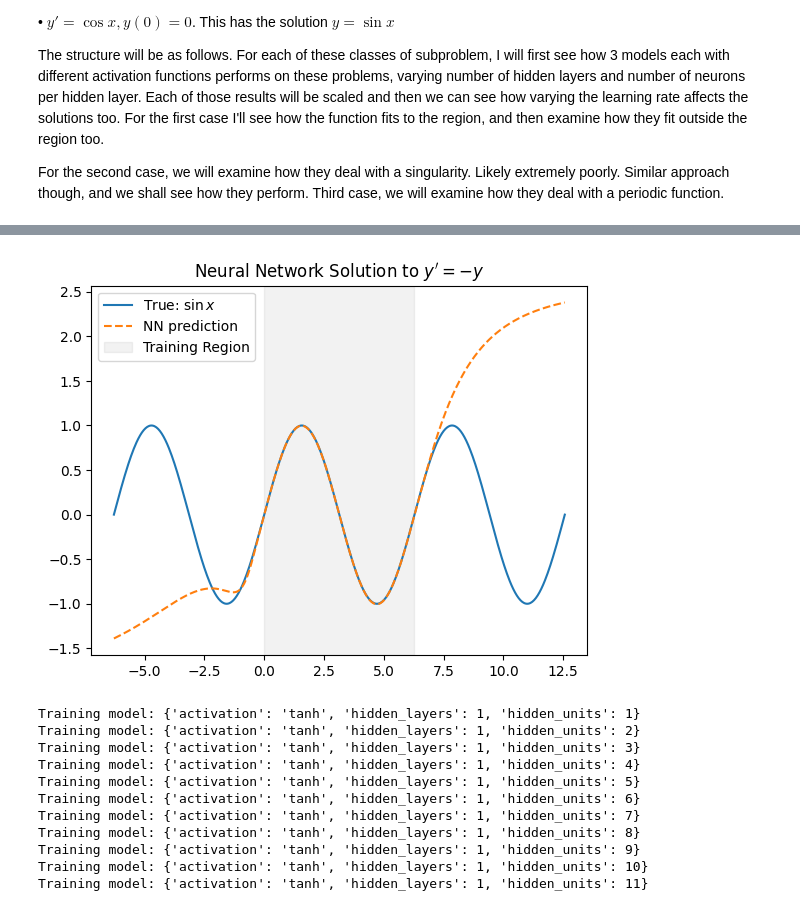
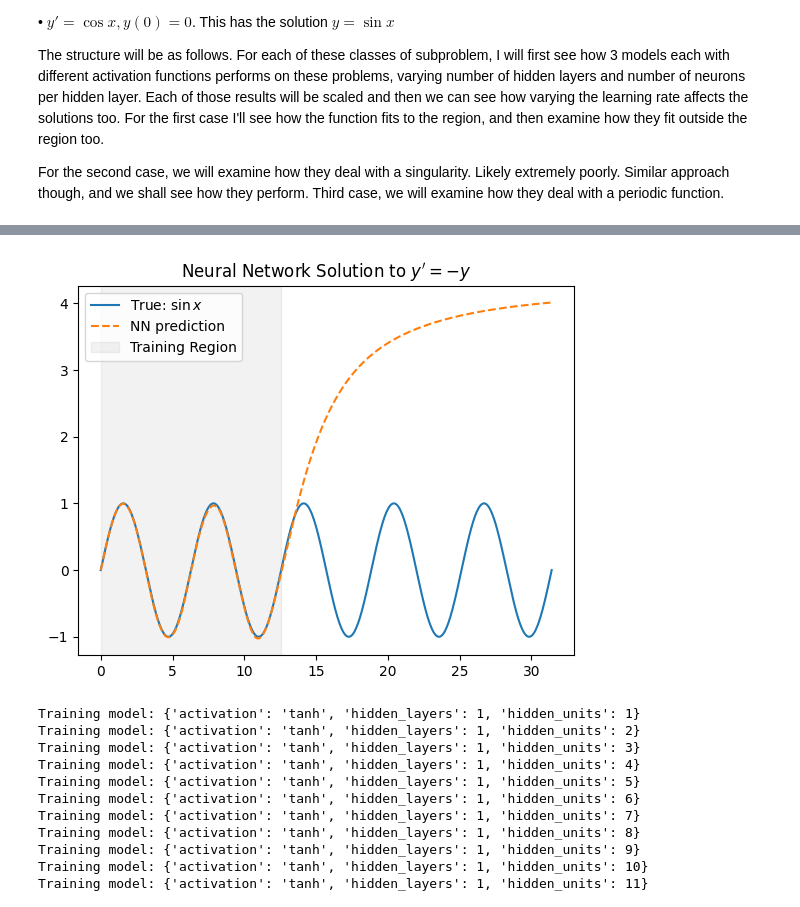
Before and after one commit to intimantripp/NeuralNetworksforPDEs, a Jupyter notebook: 4_DEs_report_IVPs.ipynb, the cells around one changed output, grey strips where cells are left out. Saved outputs shown, nothing was run; the diff lists cells and outputs as text; code cells hidden in the pictures.

```diff
--- a/4_DEs_report_IVPs.ipynb
+++ b/4_DEs_report_IVPs.ipynb
@@ -171,23 +174,0 @@ Training model: {'activation': 'relu', 'hidden_layers': 9, 'hidden_units': 19}
-# %%
-results_df = pd.DataFrame(results)
-
-#Ensure heatmaps are scaled similarly
-global_min = results_df["mse"].min()
-global_max = results_df["mse"].max()
-log_norm = mcolors.Normalize(vmin=global_min, vmax=global_max)
-
-for act in results_df['activation'].unique():
-    df_subset = results_df[results_df['activation'] == act]
-
-    # Pivot to get a grid: rows = width, columns = layers, values = mse
-    plt.figure(figsize=(10, 6))
-    heatmap_data = df_subset.pivot(index="width", columns="layers", values="mse")
-    sns.heatmap(heatmap_data, cmap="rocket", norm=log_norm)
-
-    plt.gca().invert_yaxis()
-    plt.title(f"MSE Heatmap for activation: {act}")
-    plt.xlabel("Number of Hidden Layers")
-    plt.ylabel("Width (Neurons per Layer)")
-    plt.tight_layout()
-    plt.savefig(f"report/graphics/mse_heatmap_{act}.png", dpi=300)
-    plt.show()
@@ -305,16 +305,16 @@ def train_ivp(model, epochs=2000, lr=1e-3, n_collocation=100, domain=(0.0, 0.99)
 
 # sense check everythign above is setup correctly
 model = FeedforwardNN(input_dim=1, output_dim=1, hidden_layers=3, hidden_units=18, activation='tanh')
-train_ivp(model, epochs=10000, verbose=True, domain=(0.0, 2*np.pi))
+train_ivp(model, epochs=20000, verbose=True, domain=(0.0, 4*np.pi))
 
-x_test = torch.linspace(-2*np.pi, 4*np.pi, 500).view(-1, 1)
+x_test = torch.linspace(0.0, 10*np.pi, 500).view(-1, 1)
 with torch.no_grad():
     y_pred = model(x_test)
 y_true = torch.sin(x_test)
 
 plt.plot(x_test.numpy(), y_true.numpy(), label='True: $\\sin x$')
 plt.plot(x_test, y_pred, '--', label='NN prediction')
-plt.axvspan(0, 2*np.pi, color='gray', alpha=0.1, label='Training Region')
+plt.axvspan(0, 4*np.pi, color='gray', alpha=0.1, label='Training Region')
 plt.legend()
 plt.title("Neural Network Solution to $y' = -y$")
 plt.show()
@@ -339,4 +339,4 @@ Epoch 9900: Total Loss = 0.000819, ODE = 0.000035, IC = 0.000008
-[figure, old version]
+[figure, new version]
 # %%
 # Ok we are ready to go. Let's now conduct the same big analysis and generate all these charts
 
```
Also changed, not shown: parts of 15 cells of this notebook, 22 other files.
